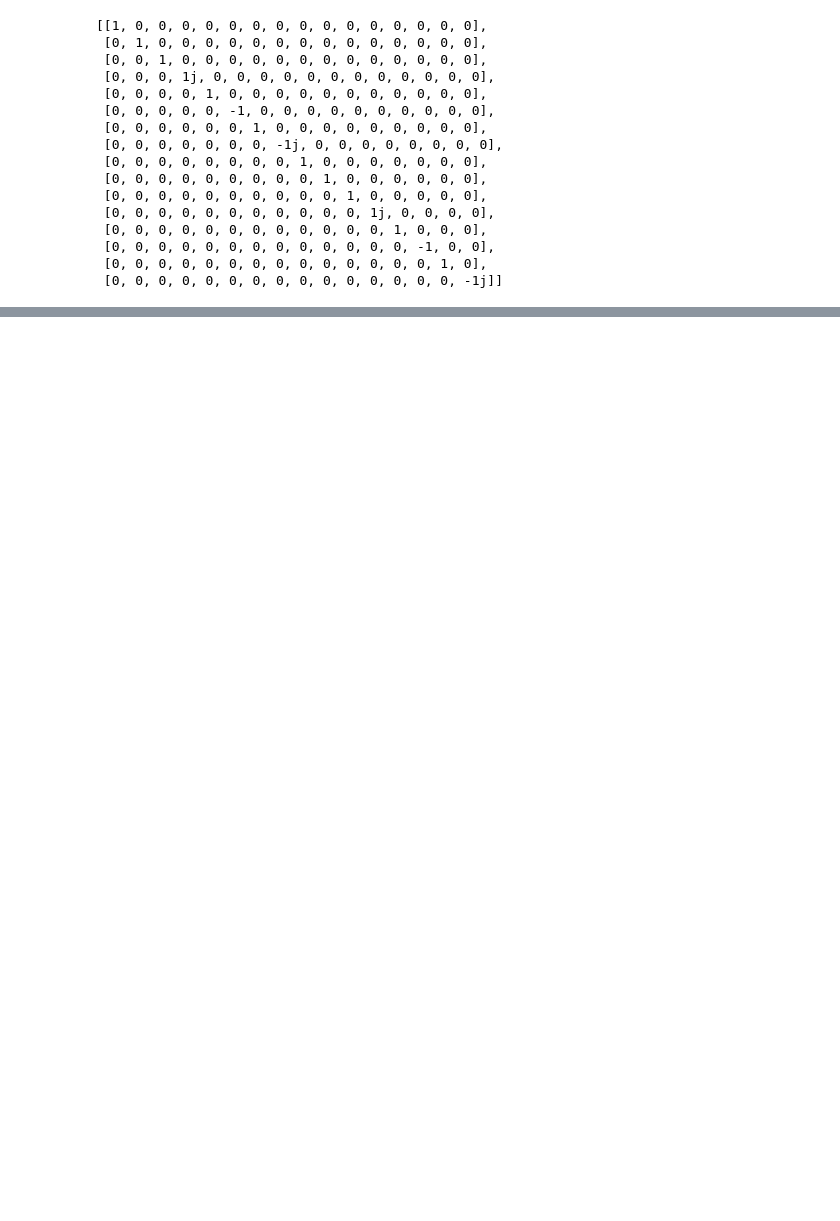
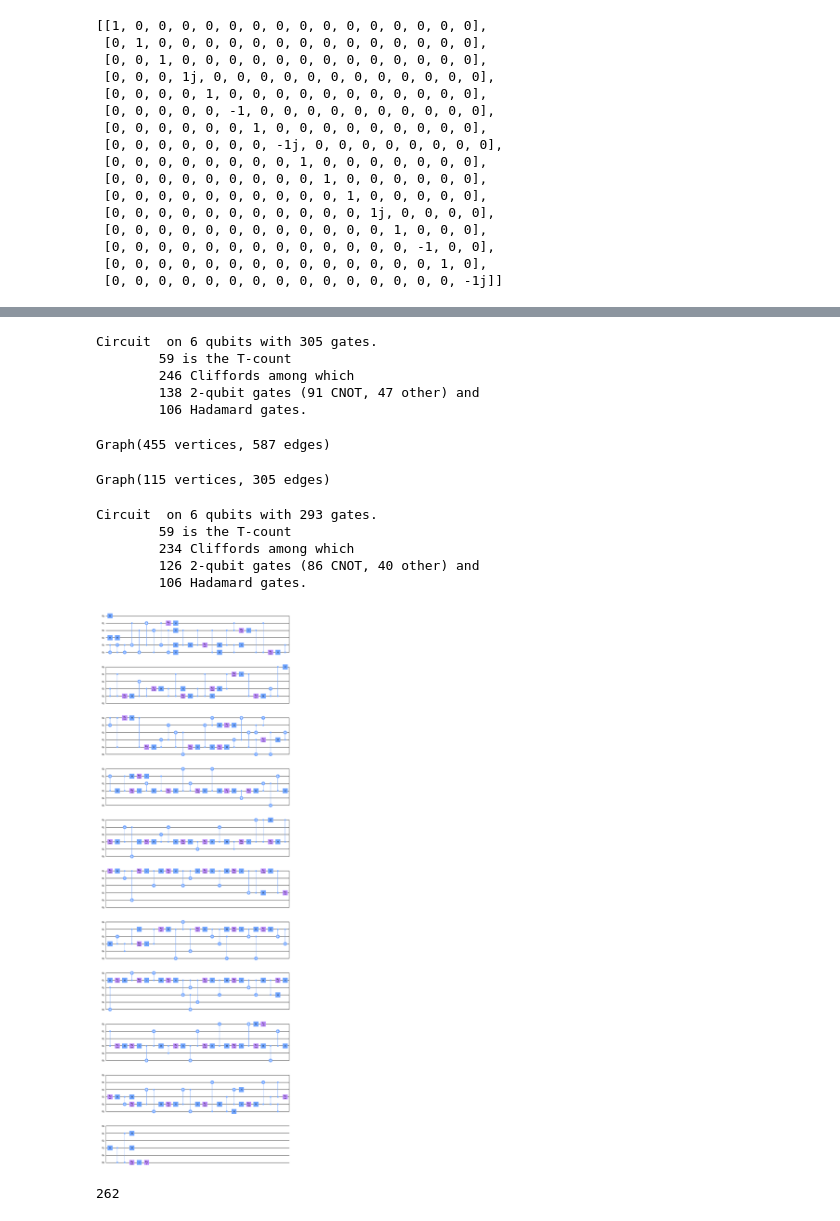
Before and after one commit to AnaNeri/quantamorphismsGuide, a Jupyter notebook: improvements.ipynb, the cells around one changed output, grey strips where cells are left out. Drawn from its saved outputs; the diff is of its cells as text; code cells hidden in the pictures; blank space fills up the shorter version.

```diff
--- a/improvements.ipynb
+++ b/improvements.ipynb
@@ -392,0 +456,27 @@ final
+# %%
+print(c2.stats())
+# %% [output]
+Circuit  on 6 qubits with 305 gates.
+        59 is the T-count
+        246 Cliffords among which
+        138 2-qubit gates (91 CNOT, 47 other) and
+        106 Hadamard gates.
+# %%
+g2 = c2.to_graph()
+print(g2)
+# %% [output]
+Graph(455 vertices, 587 edges)
+# %%
+zx.simplify.full_reduce(g2)
+print(g2)
+# %% [output]
+Graph(115 vertices, 305 edges)
+# %%
+c22 = zx.extract_circuit(g2).to_basic_gates()
+print(c22.stats())
+# %% [output]
+Circuit  on 6 qubits with 293 gates.
+        59 is the T-count
+        234 Cliffords among which
+        126 2-qubit gates (86 CNOT, 40 other) and
+        106 Hadamard gates.
@@ -392,0 +489,10 @@ final
+# %%
+qcfinal2=QuantumCircuit.from_qasm_file('final2.qasm')
+
+qcfinal2.draw(output='mpl')
+# %% [output]
+[figure, added]
+# %%
+qcfinal.depth()
+# %% [output]
+262
```
Also changed, not shown: parts of 30 cells of this notebook.
